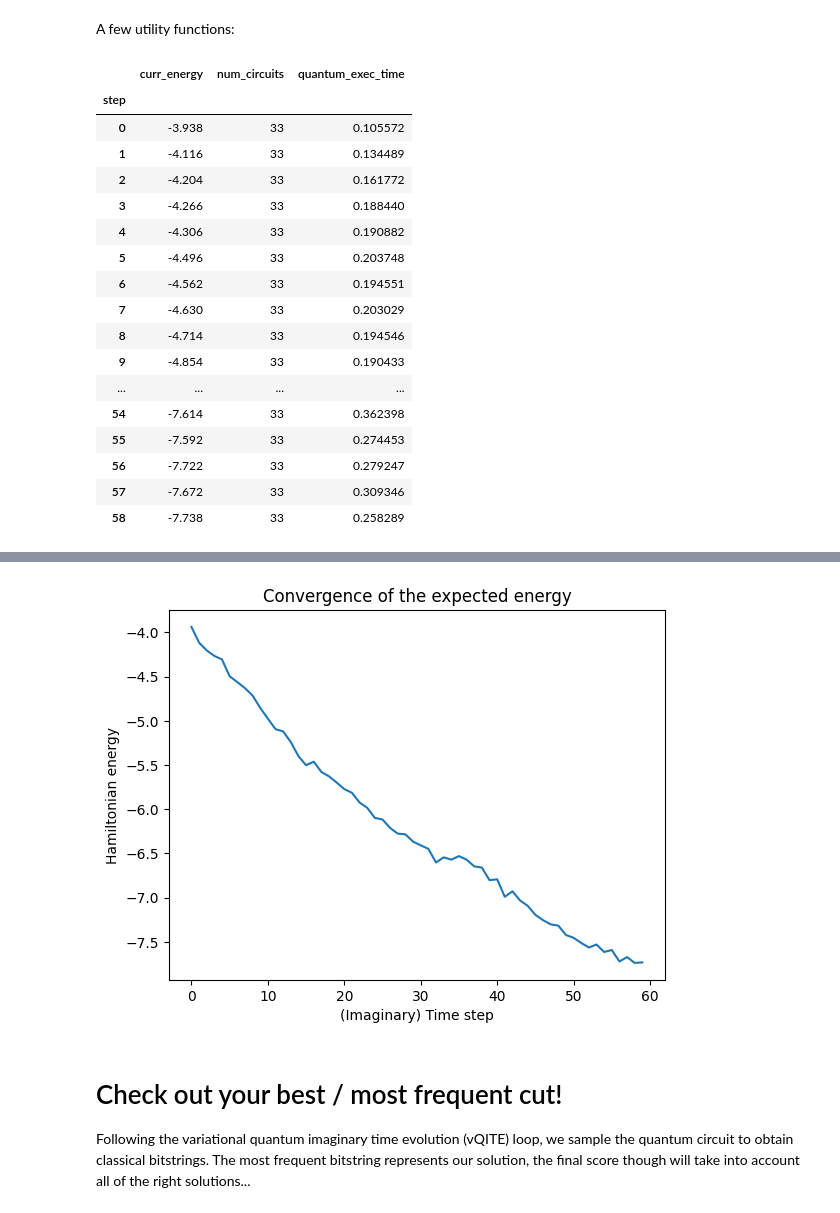
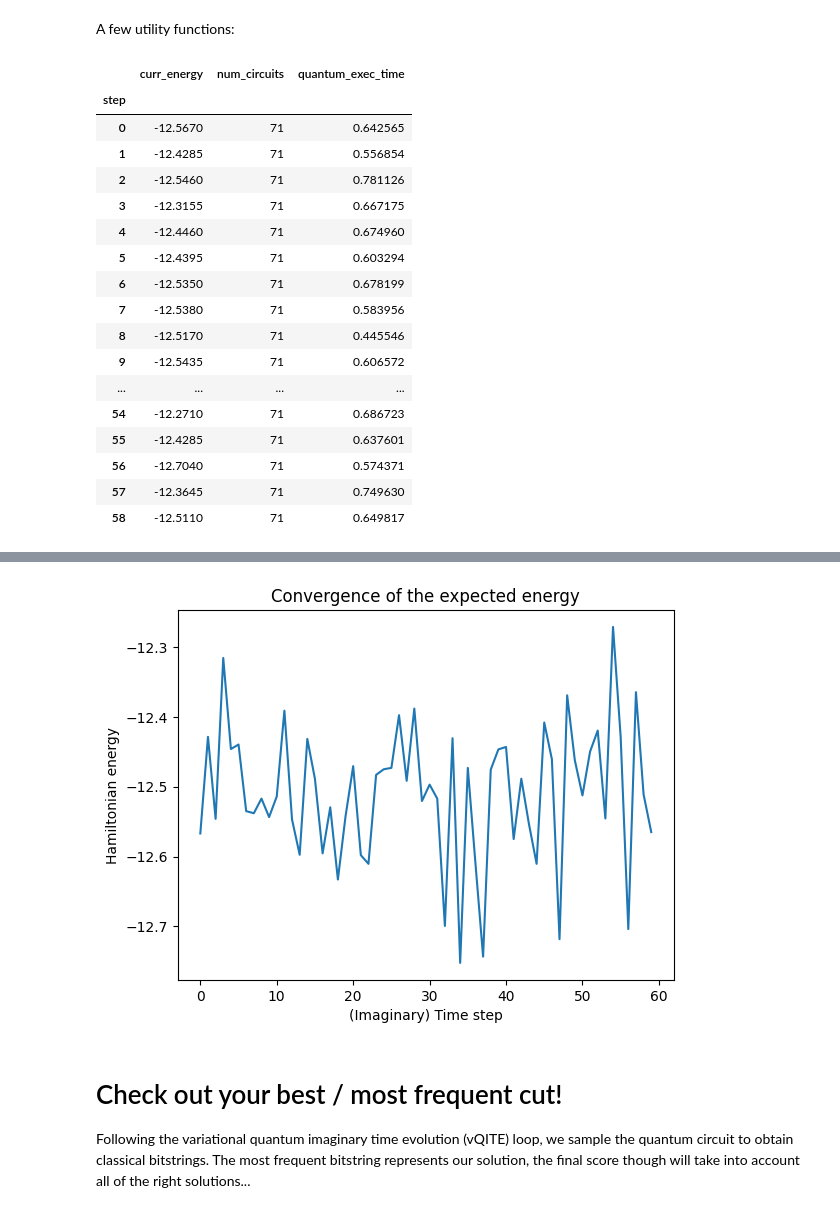
Before and after one commit to funnysomething/iQuHack_HG2025, a Jupyter notebook: IonQuHack2025.ipynb, the cells around one changed output, grey strips where cells are left out. Saved outputs shown, nothing was run; the diff lists cells and outputs as text; code cells hidden in the pictures.

Commit message:
Tried fixing 2nd hamiltonian

```diff
--- a/IonQuHack2025.ipynb
+++ b/IonQuHack2025.ipynb
@@ -384,12 +384,12 @@ def build_ansatz(graph: nx.Graph) -> QuantumCircuit:
 
     theta = ParameterVector(r"$\theta$", graph.number_of_edges())
     for t, (u, v) in zip(theta, graph.edges):
-        ansatz.ry(t, v)
+        ansatz.rz(t, v)
         ansatz.cx(u, v)
 
     beta = ParameterVector('b', graph.number_of_nodes())
     for b, n in zip(beta, graph.nodes):
-        ansatz.ry(b, n)
+        ansatz.rx(b, n)
 
     return ansatz
 # %% [markdown]
@@ -457,47 +457,43 @@ objective corresponding to the graph above.
 
     return SparsePauliOp.from_list(list(zip(pauli_terms, coeffs)))
 
-def build_2nd_hamiltonian(graph: nx.Graph, penalty_weight: float) -> SparsePauliOp:
+def build_2nd_hamiltonian(graph: nx.Graph) -> SparsePauliOp:
     """
     Build a custom Hamiltonian for the given graph with the following cost function:
-    H = (1/2) * Σ_{(i,j) ∈ E} (x_i - x_j)^2 - λ * (0.5 * num_values_in_E - Σ_i x_i)^2
 
     Args:
         graph: NetworkX graph representing the problem.
-        num_values_in_E: Total number of values in the set E (used in the penalty term).
         penalty_weight: The penalty weight λ to control the strength of the second term.
 
     Returns:
         SparsePauliOp representing the Hamiltonian.
     """
-    num_qubits = len(graph.nodes)
+    num_qubits = graph.number_of_nodes()
     edges = list(graph.edges())
-    num_edges = len(edges)
+    num_edges = graph.number_of_edges()
 
-    pauli_terms = []  # List to store the Pauli strings
-    coeffs = []  # List to store the coefficients
+    pauli_terms = ["I"*num_qubits] # start with identity
+    coeffs = [-num_edges / 2]
 
-    # First term: (1/2) * Σ_{(i,j) ∈ E} (x_i - x_j)^2
-    for (u, v) in edges:
+    for (u, v) in edges: # for each edge, add -(1/2)*Z_i Z_j
         z_term = ["I"] * num_qubits
         z_term[u] = "Z"
         z_term[v] = "Z"
         pauli_terms.append("".join(z_term))
         coeffs.append(0.5)
 
-    # Second term: penalty term - λ * (0.5 * num_values_in_E - Σ_i x_i)^2
-    # This can be written as a sum of X operators for each qubit
-    penalty_pauli_term = ["I"] * num_qubits
-    for i in range(num_qubits):
-        penalty_pauli_term[i] = "X"  # Apply X to all qubits for the sum Σ_i x_i
-    pauli_terms.append("".join(penalty_pauli_term))
-    coeffs.append(-penalty_weight * (0.5 * num_qubits) ** 2)
+    for u, v in [(a,b) for a in graph.nodes for b in graph.nodes]: # for each pair of nodes, add (1/4)*Z_i Z_j
+        z_term = ["I"] * num_qubits
+        z_term[u] = "Z"
+        z_term[v] = "Z"
+        pauli_terms.append("".join(z_term))
+        coeffs.append(-0.25)
 
     # Create the Hamiltonian using SparsePauliOp
     return SparsePauliOp.from_list(list(zip(pauli_terms, coeffs)))
 # %% [markdown]
 Let's keep this function contained within its own cell, as you might need to adapt it for various max-cut problem types later.
 # %%
-ham = build_maxcut_hamiltonian(graph)
+ham = build_2nd_hamiltonian(graph)
 ham
 # %% [output]
@@ -607,7 +617,7 @@ class QITEvolver:
         self.num_shots = 1000
         self.energies, self.param_vals, self.runtime = list(), list(), list()
 
-    def evolve(self, num_steps: int, lr: float = 0.4, verbose: bool = True):
+    def evolve(self, num_steps: int, lr: float = 0.05, verbose: bool = True):
         """
         Evolve the variational quantum state encoded by ``self.ansatz`` under
         the action of ``self.hamiltonian`` according to varQITE.
@@ -777,26 +787,26 @@ def interpret_solution(graph, bitstring):
 
 # Set up your QITEvolver and evolve!
 qit_evolver = QITEvolver(ham, ansatz)
-qit_evolver.evolve(num_steps=60, lr=0.1, verbose=True) # lr was 0.5
+qit_evolver.evolve(num_steps=60, lr=0.5, verbose=True) # lr was 0.5
 
 # Visualize your results!
 qit_evolver.plot_convergence()
 # %% [output]
 |  | curr_energy | num_circuits | quantum_exec_time |
 | step |  |  |  |
-| 0 | -3.938 | 33 | 0.105572 |
-| 1 | -4.116 | 33 | 0.134489 |
-| 2 | -4.204 | 33 | 0.161772 |
-| 3 | -4.266 | 33 | 0.188440 |
-| 4 | -4.306 | 33 | 0.190882 |
-| 5 | -4.496 | 33 | 0.203748 |
-| 6 | -4.562 | 33 | 0.194551 |
-| 7 | -4.630 | 33 | 0.203029 |
-| 8 | -4.714 | 33 | 0.194546 |
-| 9 | -4.854 | 33 | 0.190433 |
+| 0 | -12.5670 | 71 | 0.642565 |
+| 1 | -12.4285 | 71 | 0.556854 |
+| 2 | -12.5460 | 71 | 0.781126 |
+| 3 | -12.3155 | 71 | 0.667175 |
+| 4 | -12.4460 | 71 | 0.674960 |
+| 5 | -12.4395 | 71 | 0.603294 |
+| 6 | -12.5350 | 71 | 0.678199 |
+| 7 | -12.5380 | 71 | 0.583956 |
+| 8 | -12.5170 | 71 | 0.445546 |
+| 9 | -12.5435 | 71 | 0.606572 |
 | ... | ... | ... | ... |
-| 54 | -7.614 | 33 | 0.362398 |
-| 55 | -7.592 | 33 | 0.274453 |
-| 56 | -7.722 | 33 | 0.279247 |
-| 57 | -7.672 | 33 | 0.309346 |
-| 58 | -7.738 | 33 | 0.258289 |
+| 54 | -12.2710 | 71 | 0.686723 |
+| 55 | -12.4285 | 71 | 0.637601 |
+| 56 | -12.7040 | 71 | 0.574371 |
+| 57 | -12.3645 | 71 | 0.749630 |
+| 58 | -12.5110 | 71 | 0.649817 |
@@ -805,4 +815,4 @@ Wall time: 17.5 s
-[figure, old version]
+[figure, new version]
 # %% [markdown]
 # Check out your best / most frequent cut!
 Following the variational quantum imaginary time evolution (vQITE) loop, we sample the quantum circuit to obtain classical bitstrings.  The most frequent bitstring represents our solution, the final score though will take into account all of the right solutions...
```
Also changed, not shown: parts of 11 cells of this notebook, 1 other file.
